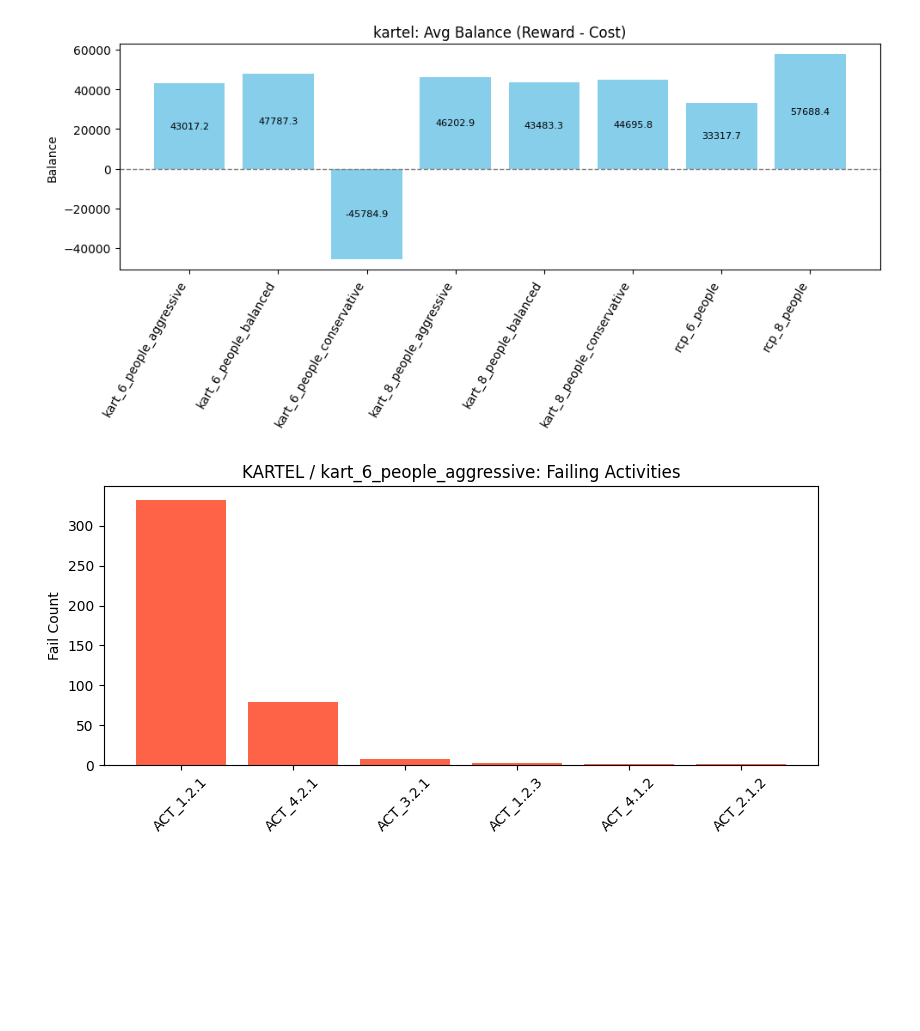
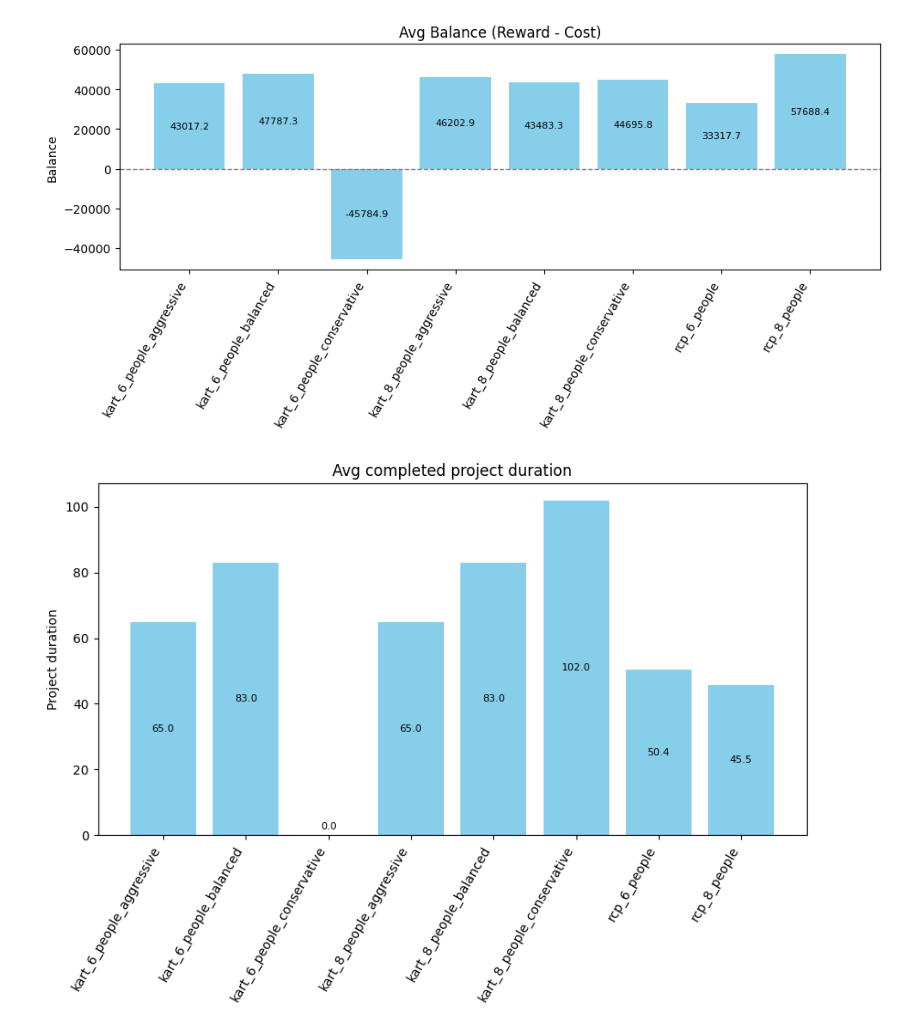
Before and after one commit to co-byte/project-management, a Jupyter notebook: Website/app/Untitled.ipynb, the cells around one changed output. Saved outputs shown, nothing was run; the diff lists cells and outputs as text; code cells hidden in the pictures; blank space fills up the shorter version.

```diff
--- a/Website/app/Untitled.ipynb
+++ b/Website/app/Untitled.ipynb
@@ -31,13 +31,14 @@ def load_and_process_group(group):
             "completed_delay_days": [],
             "completed_people_lost": [],
             "completed_total_duration": [],
-            "balances": []
+            "balances": [],
+            "completed_total_project_duration": []
         }
 
         for run in data:
             cost = run.get("totalCost", 0)
 
-            if run.get("projectFinished", False):
+            if run.get("projectFinished", True):
                 stats_entry["completion_rate"] += 1
                 reward = REWARD
                 balance = reward - cost
@@ -45,6 +46,7 @@ def load_and_process_group(group):
                 stats_entry["completed_delay_days"].append(run.get("totalDelayDays", 0))
                 stats_entry["completed_people_lost"].append(len(run.get("peopleLost", [])))
                 stats_entry["completed_total_duration"].append(run.get("totalProjectDuration", 0))
+                stats_entry["completed_total_project_duration"].append(run.get("totalProjectDuration"))
             else:
                 balance = -cost
                 stats_entry["on_fail_finished_activities"].append(len(run.get("finishedActivities", [])))
@@ -68,6 +70,7 @@ def bar_plot(values, labels, title, ylabel, highlight_zeros=False, round_ticks=F
     bars = plt.bar(labels, values, color='skyblue')
     y_min, y_max = ax.get_ylim()
     offset = (y_max - y_min) * 0.01
+    min_height = y_min + offset
     for i, bar in enumerate(bars):
         height = bar.get_height()
         if height == 0.0:
@@ -75,7 +78,7 @@ def bar_plot(values, labels, title, ylabel, highlight_zeros=False, round_ticks=F
             color = 'red' if highlight_zeros and values[i] == 0 else 'black'
             ax.text(
                 bar.get_x() + bar.get_width() / 2,
-                y_min + offset,
+                min_height,
                 label,
                 ha='center',
                 va='bottom',
@@ -106,7 +109,6 @@ def bar_plot_full(values, labels, title, ylabel, highlight_zeros=False, round_ti
 
     for i, bar in enumerate(bars):
         height = bar.get_height()
-        #print(y_max)
         label = f"{height:.1f}"
         ax.text(
             bar.get_x() + bar.get_width() / 2,
@@ -130,6 +132,34 @@ def bar_plot_full(values, labels, title, ylabel, highlight_zeros=False, round_ti
     plt.tight_layout()
     plt.show()
 
+def plot_failed_activities(file_name, stats):
+    if stats["fail_counts"]:
+        ids = list(stats["fail_counts"].keys())
+        counts = list(stats["fail_counts"].values())
+        fig, ax = plt.subplots(figsize=(8, 4))
+        bars = plt.bar(ids, counts, color='tomato')
+        y_min, y_max = ax.get_ylim()
+        offset = (y_max - y_min) * 0.01
+        min_height = y_min + offset
+        for i, bar in enumerate(bars):
+            height = bar.get_height()/ 2
+            label = f"{height:.1f}"
+            ax.text(
+                bar.get_x() + bar.get_width() / 2,
+                height if min_height < height else min_height,
+                label,
+                ha='center',
+                va='center',
+                fontsize=8,
+                color='black',
+                rotation=0
+            )
+        plt.title(f"{shorten_label(file_name)}: Failing Activities")
+        plt.ylabel("Fail Count")
+        plt.xticks(rotation=45)
+        plt.tight_layout()
+        plt.show()
+
 def shorten_label(name):
     base = os.path.splitext(name)[0]
     return base.replace("input_", "").replace("underground_", "").replace("_results", "")
@@ -142,25 +172,18 @@ def plot_group(group_name, group_data):
     avg_lost = [np.mean(v["completed_people_lost"]) if v["completed_people_lost"] else 0 for v in group_data.values()]
     avg_finished_on_fail = [np.mean(v["on_fail_finished_activities"]) if v["on_fail_finished_activities"] else 0 for v in group_data.values()]
     avg_balances = [np.mean(v["balances"]) if v["balances"] else 0 for v in group_data.values()]
+    avg_project_duration = [np.mean(v["completed_total_project_duration"]) if v["completed_total_project_duration"] else 0 for v in group_data.values()]
 
-    bar_plot(completion, labels, f"{group_name}: Completion Count", "Projects", highlight_zeros=True)
-    bar_plot(avg_delays, labels, f"{group_name}: Avg Delay Days (Completed)", "Days", round_ticks=True)
-    bar_plot(avg_lost, labels, f"{group_name}: Avg People Lost (Completed)", "People", round_ticks=True)
-    bar_plot(avg_finished_on_fail, labels, f"{group_name}: Avg Finished Activities (Failed)", "Activities")
-    bar_plot_full(avg_balances, labels, f"{group_name}: Avg Balance (Reward - Cost)", "Balance")
+    bar_plot(completion, labels, f"Completion Count", "Projects", highlight_zeros=True)
+    bar_plot(avg_delays, labels, f"Avg Delay Days (Completed)", "Days", round_ticks=True)
+    bar_plot(avg_lost, labels, f"Avg People Lost (Completed)", "People", round_ticks=True)
+    bar_plot(avg_finished_on_fail, labels, f"Avg Finished Activities (Failed)", "Activities")
+    bar_plot_full(avg_balances, labels, f"Avg Balance (Reward - Cost)", "Balance")
+    bar_plot(avg_project_duration, labels, f"Avg completed project duration", "Project duration")
 
 
     for file_name, stats in group_data.items():
-        if stats["fail_counts"]:
-            ids = list(stats["fail_counts"].keys())
-            counts = list(stats["fail_counts"].values())
-            plt.figure(figsize=(8, 4))
-            plt.bar(ids, counts, color='tomato')
-            plt.title(f"{group_name.upper()} / {shorten_label(file_name)}: Failing Activities")
-            plt.ylabel("Fail Count")
-            plt.xticks(rotation=45)
-            plt.tight_layout()
-            plt.show()
+        plot_failed_activities(file_name, stats)
 
 def print_group_stats(group_name, group_data):
     print(f"\n===== {group_name.upper()} GROUP SUMMARY =====")
@@ -187,2 +210,2 @@ for group_name, group_data in all_stats.items():
-[figure, old version]
+[figure, new version]
-[figure, old version]
+[figure, new version]
```
Also changed, not shown: parts of 1 cell of this notebook.
